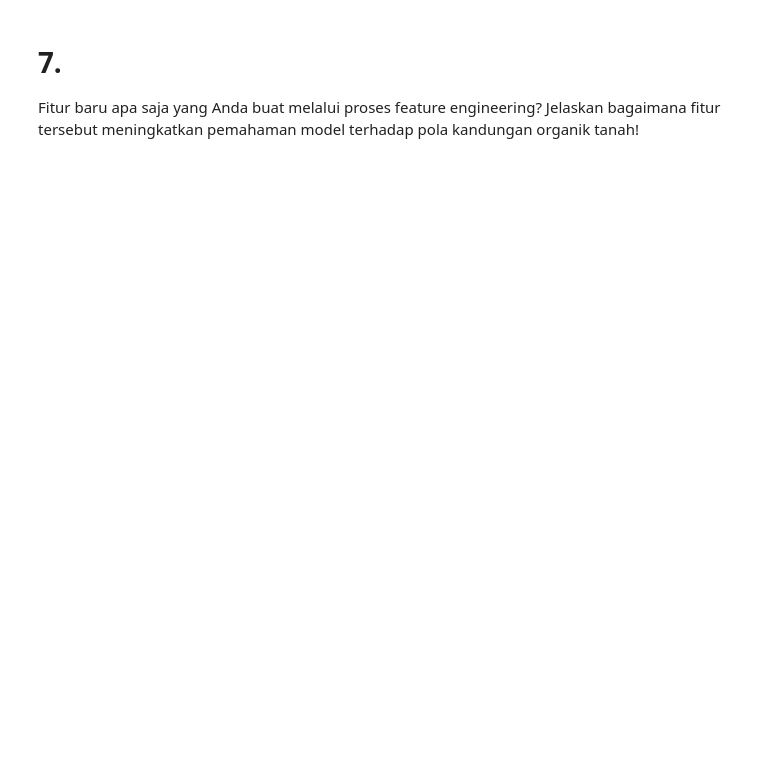
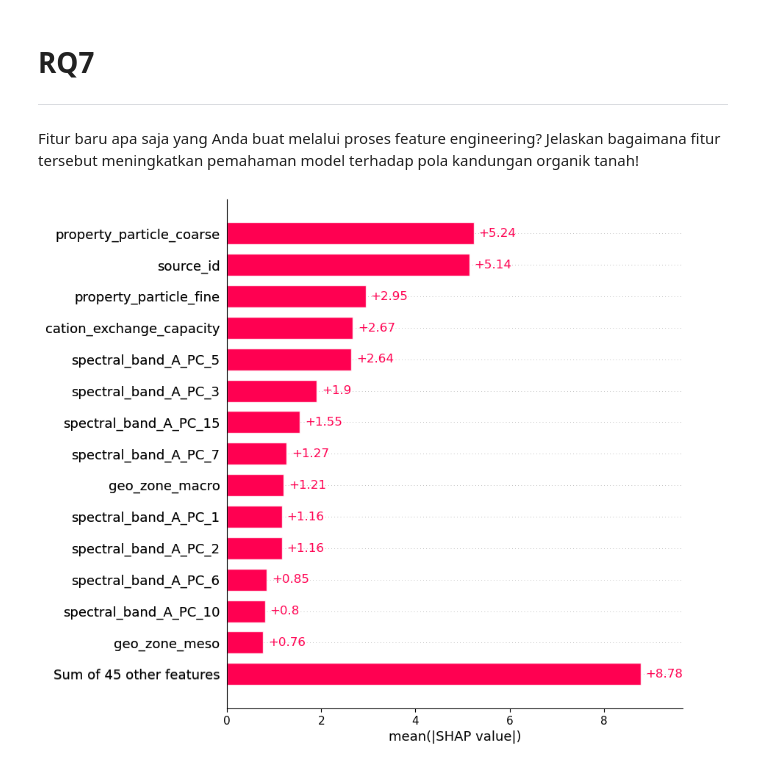
Before and after one commit to 11erlangga/erlangga_kezia_naurah, a Jupyter notebook: RQ.ipynb, the cells around one changed output. Cells and saved outputs as stored; diff of their text form; code cells hidden in the pictures; blank space fills up the shorter version.

```diff
--- a/RQ.ipynb
+++ b/RQ.ipynb
@@ -1 +11,35 @@
+# %%
+import joblib
+import matplotlib.pyplot as plt
+import numpy as np
+import pandas as pd
+import seaborn as sns
+import shap
+from scipy import stats
+from sklearn.metrics import mean_squared_error
+
+from src.eda import eta_squared
+from src.features import add_band_availability, add_cation_ratio, add_missing_indicators
+from src.modeling.explain import compute_shap_values
+
+train = pd.read_csv("data/raw/train.csv", index_col="sample_id")
+train = add_missing_indicators(train)
+train = add_band_availability(train)
+train = add_cation_ratio(train)
+
+X = train.drop(columns=["property_organic_content"])
+y = train["property_organic_content"]
+
+test = pd.read_csv("data/raw/test.csv", index_col="sample_id")
+test = add_missing_indicators(test)
+test = add_band_availability(test)
+test = add_cation_ratio(test)
+
+bundle = joblib.load("outputs/final_model_bundle.pkl")
+model = bundle["model"]
+cat_feats = bundle["cat_feats"]
+
+study = joblib.load("outputs/study.pkl")
+
+shap_values = compute_shap_values(model, X, cat_feats)
 # %% [markdown]
@@ -25,3 +469,8 @@ Apakah ada pasangan variabel yang berkorelasi tinggi? Apakah ada efek multicolli
 # %% [markdown]
-# 7.
+# RQ7
+---
 Fitur baru apa saja yang Anda buat melalui proses feature engineering? Jelaskan bagaimana fitur tersebut meningkatkan pemahaman model terhadap pola kandungan organik tanah!
+# %%
+shap.plots.bar(shap_values, max_display=15)
+# %% [output]
+[figure, added]
```
Also changed, not shown: parts of 62 cells of this notebook, 13 other files.
